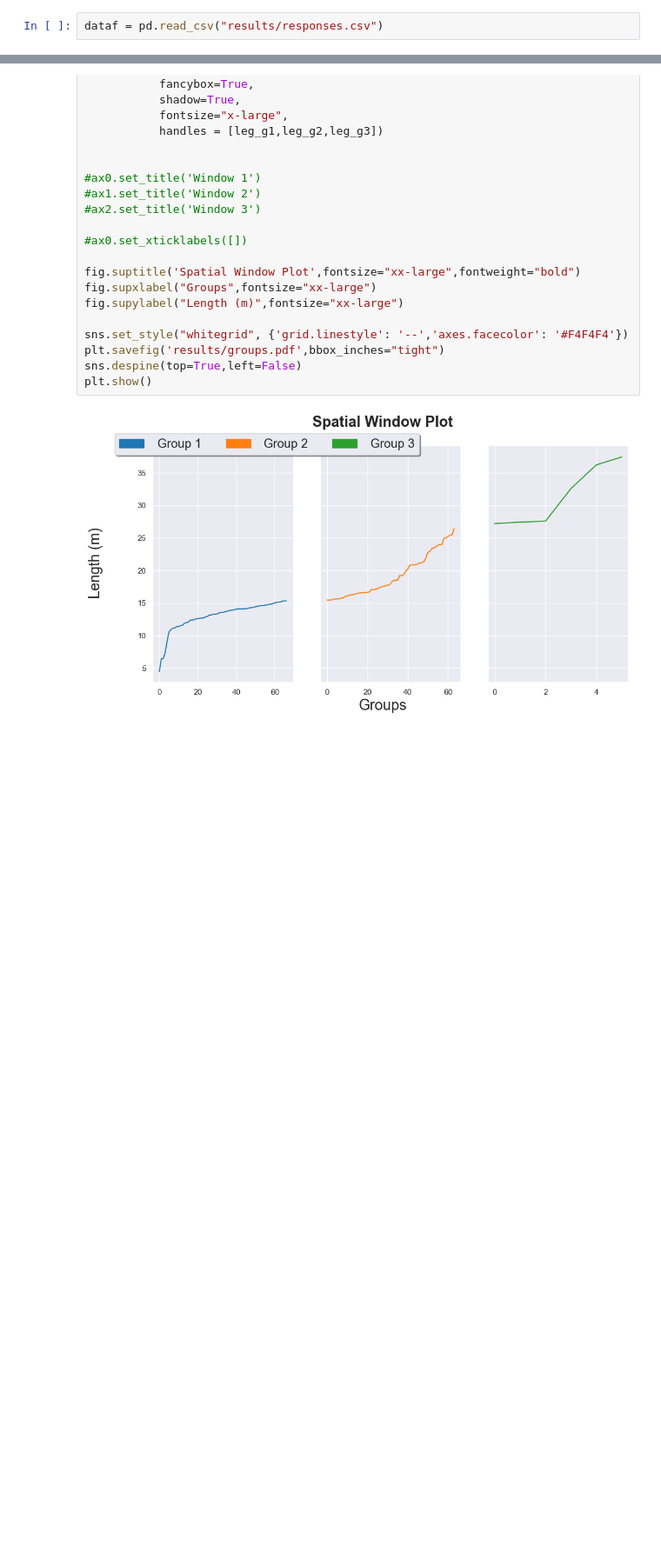
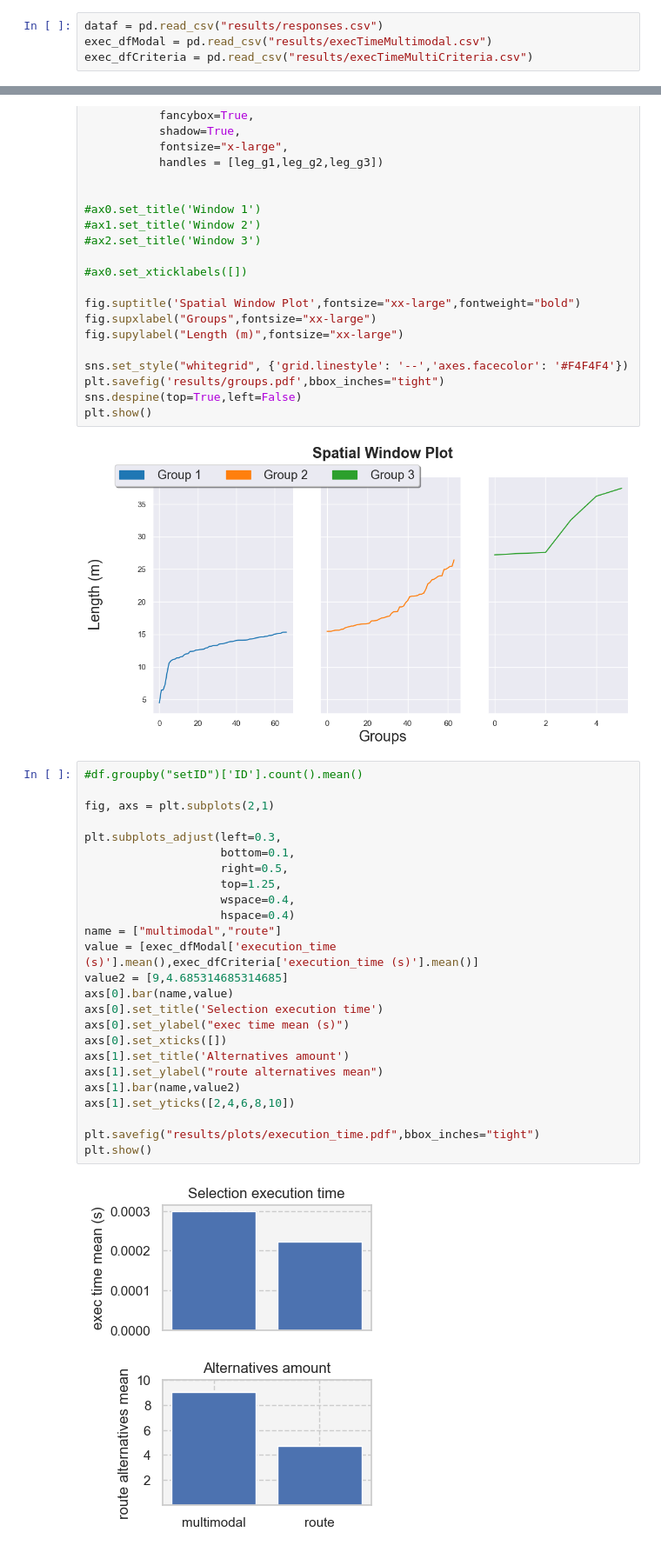
Before and after one commit to CamiloHMS/london_routing, a Jupyter notebook: responses_plot.ipynb, the cells around one changed output, grey strips where cells are left out. Shown at 87% size. Drawn from its saved outputs; the diff is of its cells as text; blank space fills up the shorter version.

Commit message:
feat: execution time eval

```diff
--- a/responses_plot.ipynb
+++ b/responses_plot.ipynb
@@ -8,6 +8,8 @@ import pandas as pd
 import numpy as np
 # %%
 dataf = pd.read_csv("results/responses.csv")
+exec_dfModal = pd.read_csv("results/execTimeMultimodal.csv")
+exec_dfCriteria = pd.read_csv("results/execTimeMultiCriteria.csv")
 # %%
 # remove later
 dataf.rename(columns = {"distance":"length"},inplace=True)
@@ -239,3 +323,30 @@ sns.despine(top=True,left=False)
 plt.show()
 # %% [output]
 [figure]
+# %%
+#df.groupby("setID")['ID'].count().mean()
+
+fig, axs = plt.subplots(2,1)
+
+plt.subplots_adjust(left=0.3,
+                    bottom=0.1,
+                    right=0.5,
+                    top=1.25,
+                    wspace=0.4,
+                    hspace=0.4)
+name = ["multimodal","route"]
+value = [exec_dfModal['execution_time (s)'].mean(),exec_dfCriteria['execution_time (s)'].mean()]
+value2 = [9,4.685314685314685]
+axs[0].bar(name,value)
+axs[0].set_title('Selection execution time')
+axs[0].set_ylabel("exec time mean (s)")
+axs[0].set_xticks([])
+axs[1].set_title('Alternatives amount')
+axs[1].set_ylabel("route alternatives mean")
+axs[1].bar(name,value2)
+axs[1].set_yticks([2,4,6,8,10])
+
+plt.savefig("results/plots/execution_time.pdf",bbox_inches="tight")
+plt.show()
+# %% [output]
+[figure, added]
```
Also changed, not shown: parts of 7 cells of this notebook, 29 other files.
